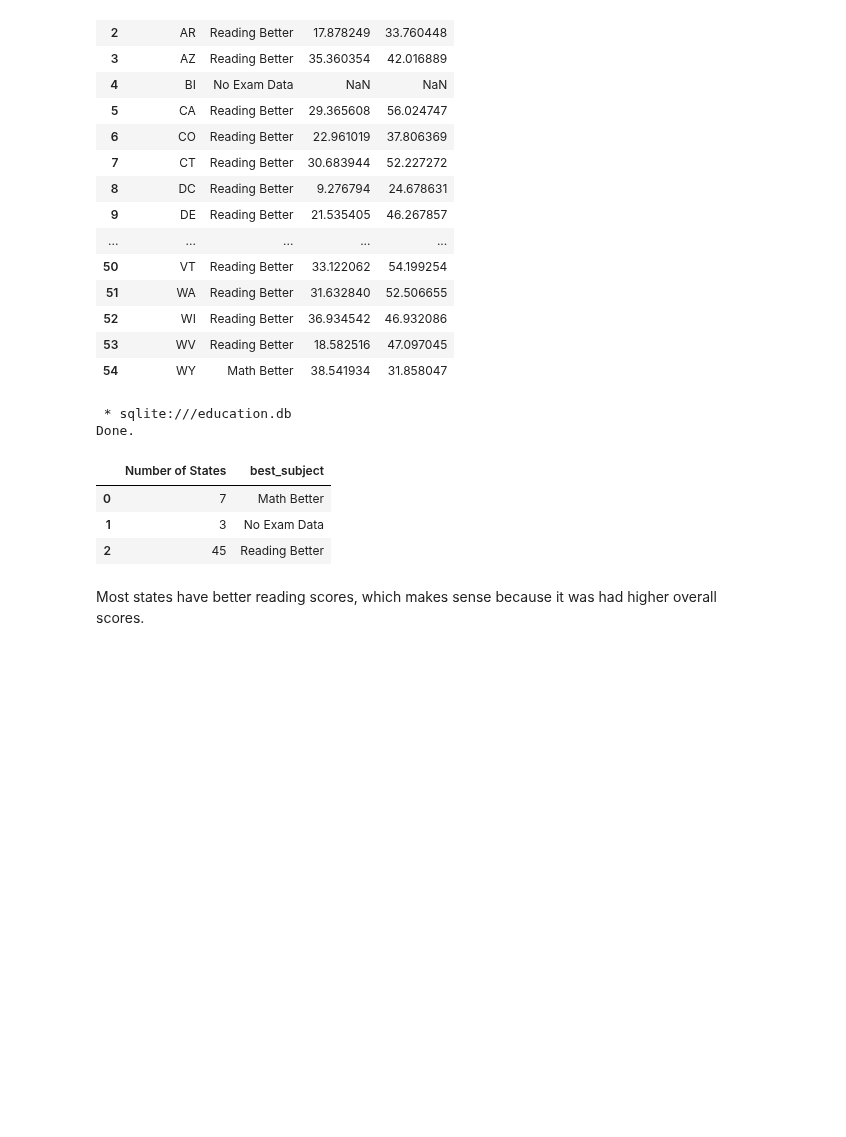
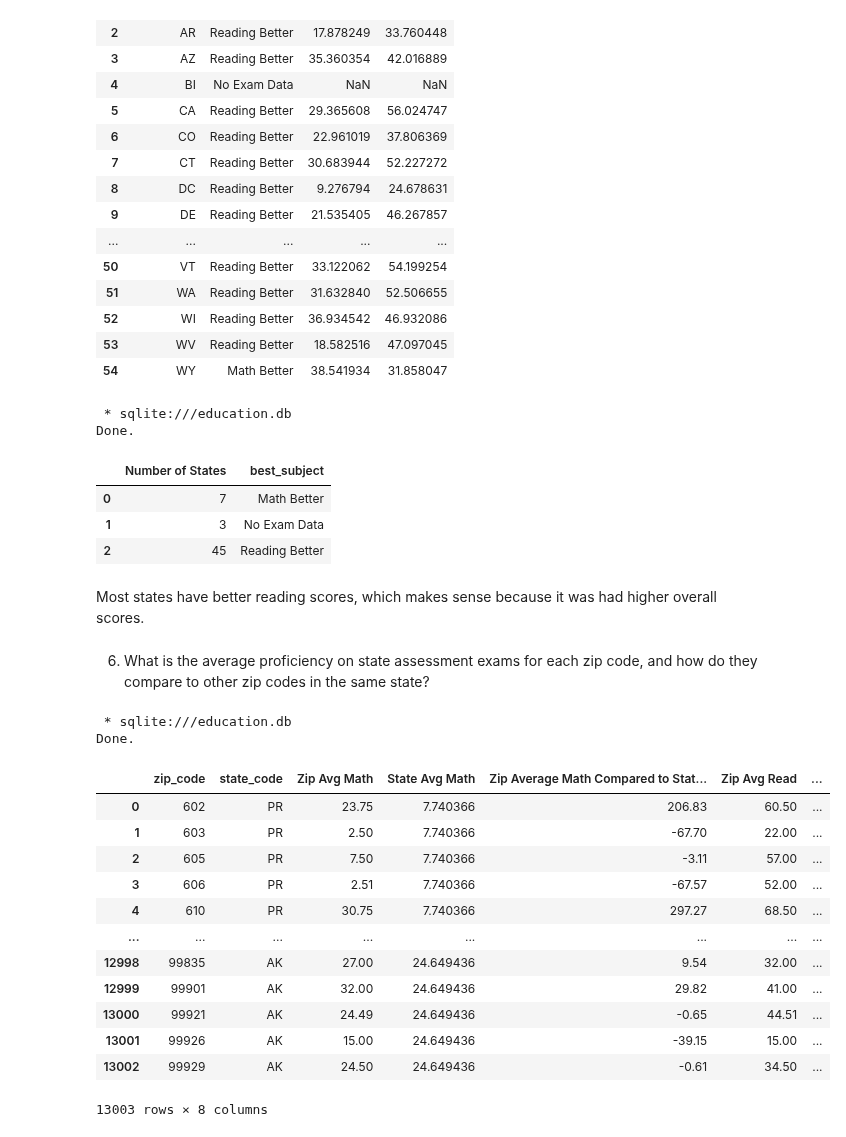
Before and after one commit to LucasCroslyn/CodingProblems, a Jupyter notebook: CodeAcademy/Data Science SQL Projects/DSIP #3 Education Database/Queries.ipynb, the cells around one changed output. Drawn from its saved outputs; the diff is of its cells as text; code cells hidden in the pictures; blank space fills up the shorter version.

Commit message:
Q6 Work Done (Final Q)

```diff
--- a/CodeAcademy/Data Science SQL Projects/DSIP #3 Education Database/Queries.ipynb
+++ b/CodeAcademy/Data Science SQL Projects/DSIP #3 Education Database/Queries.ipynb
@@ -584,3 +584,46 @@ Done.
 | 2 | 45 | Reading Better |
 # %% [markdown]
 Most states have better reading scores, which makes sense because it was had higher overall scores.
+# %% [markdown]
+6. What is the average proficiency on state assessment exams for each zip code, and how do they compare to other zip codes in the same state?
+# %%
+%%sql
+WITH zip_avgs AS (
+    SELECT zip_code, state_code, ROUND(AVG(pct_proficient_math), 2) AS 'avg_math', ROUND(AVG(pct_proficient_reading), 2) AS 'avg_read'
+    FROM highschool
+    WHERE pct_proficient_math IS NOT NULL
+    GROUP BY zip_code
+),
+state_avg AS(
+    SELECT state_code, AVG(pct_proficient_math) AS 'avg_math', AVG(pct_proficient_reading) AS 'avg_read'
+    FROM highschool
+    WHERE pct_proficient_math IS NOT NULL
+    GROUP BY state_code
+)
+SELECT
+    zip_avgs.zip_code,
+    state_avg.state_code,
+    zip_avgs.avg_math AS 'Zip Avg Math',
+    state_avg.avg_math AS 'State Avg Math',
+    ROUND(((zip_avgs.avg_math - state_avg.avg_math) / state_avg.avg_math) * 100, 2) AS 'Zip Average Math Compared to State Avg (%)',
+    zip_avgs.avg_read AS 'Zip Avg Read',
+    state_avg.avg_read AS 'State Avg Read',
+    ((zip_avgs.avg_read - state_avg.avg_read) / state_avg.avg_read) * 100 AS 'Zip Average Read Compared to State Avg (%)'
+FROM zip_avgs
+JOIN state_avg ON zip_avgs.state_code = state_avg.state_code;
+# %% [output]
+ * sqlite:///education.db
+Done.
+|  | zip_code | state_code | Zip Avg Math | State Avg Math | Zip Average Math Compared to Stat... | Zip Avg Read | ... |
+| 0 | 602 | PR | 23.75 | 7.740366 | 206.83 | 60.50 | ... |
+| 1 | 603 | PR | 2.50 | 7.740366 | -67.70 | 22.00 | ... |
+| 2 | 605 | PR | 7.50 | 7.740366 | -3.11 | 57.00 | ... |
+| 3 | 606 | PR | 2.51 | 7.740366 | -67.57 | 52.00 | ... |
+| 4 | 610 | PR | 30.75 | 7.740366 | 297.27 | 68.50 | ... |
+| ... | ... | ... | ... | ... | ... | ... | ... |
+| 12998 | 99835 | AK | 27.00 | 24.649436 | 9.54 | 32.00 | ... |
+| 12999 | 99901 | AK | 32.00 | 24.649436 | 29.82 | 41.00 | ... |
+| 13000 | 99921 | AK | 24.49 | 24.649436 | -0.65 | 44.51 | ... |
+| 13001 | 99926 | AK | 15.00 | 24.649436 | -39.15 | 15.00 | ... |
+| 13002 | 99929 | AK | 24.50 | 24.649436 | -0.61 | 34.50 | ... |
+13003 rows × 8 columns
```
